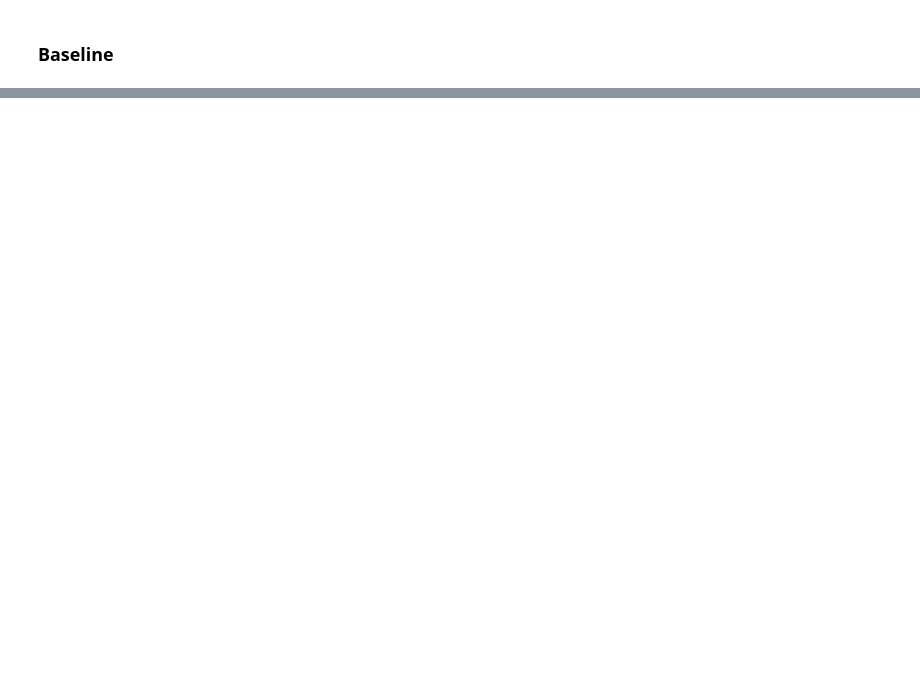
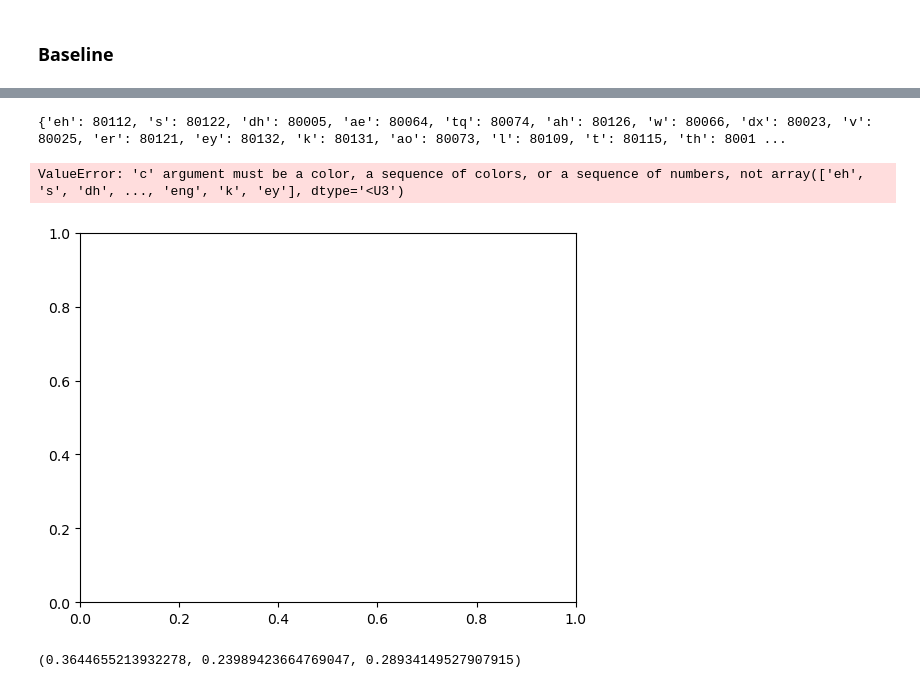
Before and after one commit to Frankalexej/featln, a Jupyter notebook: train_man_12.ipynb, the cells around one changed output, grey strips where cells are left out. Cells and saved outputs as stored; diff of their text form; code cells hidden in the pictures; blank space fills up the shorter version.

```diff
--- a/train_man_12.ipynb
+++ b/train_man_12.ipynb
@@ -548,0 +571,9 @@ v/vb
+# %%
+stop_epoch = best_valid_loss_epoch
+model_raw_name = f"{stop_epoch}"
+model_name = model_raw_name + ".pt"
+model_path = os.path.join(model_save_dir, model_name)
+state = torch.load(model_path)
+
+model.load_state_dict(state)
+model.to(device)
@@ -548,0 +598,23 @@ v/vb
+# %%
+device = torch.device('cuda' if torch.cuda.is_available() else 'cpu')
+model.to(device)
+hiddens = None
+tags = None
+model.eval()
+with torch.no_grad():
+    for idx, (s, e, t) in enumerate(eval_loader):
+        s = s.to(device)
+        hidden = model.encode(s)
+        hidden = hidden.cpu().data.numpy()
+
+        if hiddens is not None:
+            hiddens = np.concatenate((hiddens, hidden), axis=0)
+            tags = np.concatenate((tags, t), axis=0)
+        else:
+            hiddens = hidden
+            tags = t
+num_phones = np.unique(tags).shape[0]
+kmeansmodel = KMeans(n_clusters=256) # , random_state=0
+clusters = kmeansmodel.fit_predict(hiddens)
+np.save(model_save_dir + "_hc.npy", clusters)
+np.save(model_save_dir + "_hr.npy", hiddens)
@@ -548,0 +623,31 @@ v/vb
+# %%
+# Assuming you have a list of tags called 'tags'
+tags_u = np.unique(tags).tolist()
+
+# Create a dictionary to map tags to indices
+tag_to_index = {tag: index for index, tag in enumerate(tags)}
+
+# Print the tag-to-index mapping
+print(tag_to_index)
+# %% [output]
+{'eh': 80112, 's': 80122, 'dh': 80005, 'ae': 80064, 'tq': 80074, 'ah': 80126, 'w': 80066, 'dx': 80023, 'v': 80025, 'er': 80121, 'ey': 80132, 'k': 80131, 'ao': 80073, 'l': 80109, 't': 80115, 'th': 8001 ...
+# %%
+import matplotlib.pyplot as plt
+
+# Plot the cluster graph
+plt.scatter(hiddens[:, 0], hiddens[:, 1], c=)
+
+# Add labels and title
+plt.xlabel('Hidden Dimension 1')
+plt.ylabel('Hidden Dimension 2')
+plt.title('Cluster Graph')
+
+# Show the plot
+plt.show()
+# %% [output]
+ValueError: 'c' argument must be a color, a sequence of colors, or a sequence of numbers, not array(['eh', 's', 'dh', ..., 'eng', 'k', 'ey'], dtype='<U3')
+[figure, added]
+# %%
+h, c, v
+# %% [output]
+(0.3644655213932278, 0.23989423664769047, 0.28934149527907915)
```
Also changed, not shown: parts of 17 cells of this notebook, 7 other files.
